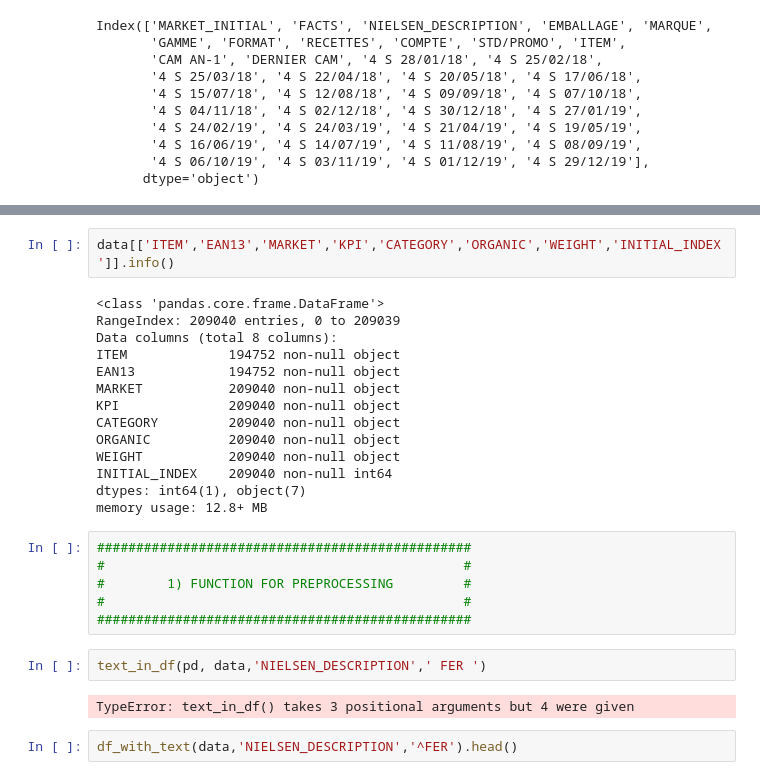
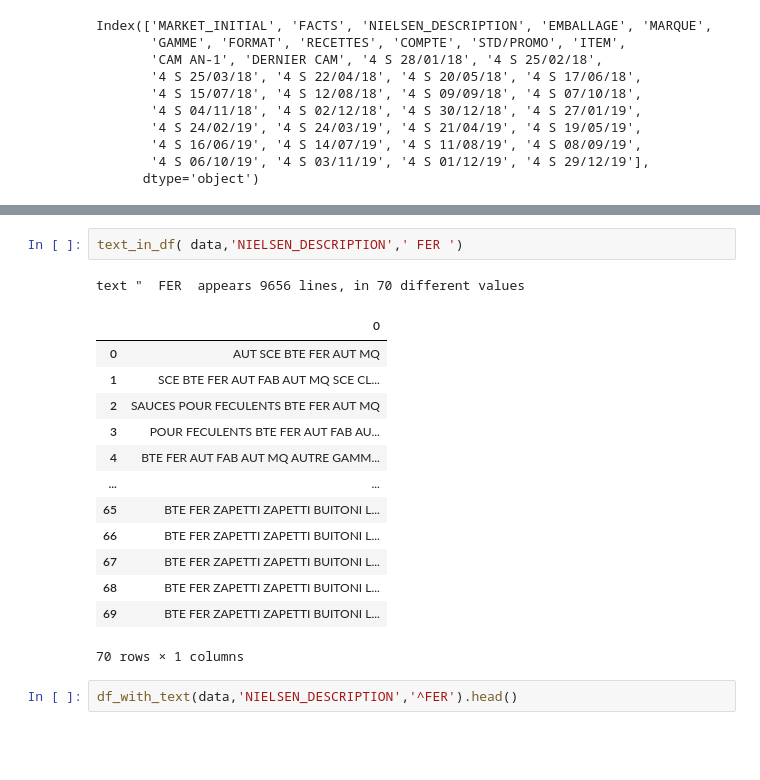
Before and after one commit to alex-toy/italians_do_it_better, a Jupyter notebook: N_NIELSEN/N_preprocessing.ipynb, the cells around one changed output, grey strips where cells are left out. Cells and saved outputs as stored; diff of their text form; blank space fills up the shorter version.

```diff
--- a/N_NIELSEN/N_preprocessing.ipynb
+++ b/N_NIELSEN/N_preprocessing.ipynb
@@ -70,29 +121,20 @@ data['INITIAL_INDEX']=data['NIELSEN_DESCRIPTION'].index
-# %%
-data[['ITEM','EAN13','MARKET','KPI','CATEGORY','ORGANIC','WEIGHT','INITIAL_INDEX']].info()
-# %% [output]
-<class 'pandas.core.frame.DataFrame'>
-RangeIndex: 209040 entries, 0 to 209039
-Data columns (total 8 columns):
-ITEM             194752 non-null object
-EAN13            194752 non-null object
-MARKET           209040 non-null object
-KPI              209040 non-null object
-CATEGORY         209040 non-null object
-ORGANIC          209040 non-null object
-WEIGHT           209040 non-null object
-INITIAL_INDEX    209040 non-null int64
-dtypes: int64(1), object(7)
-memory usage: 12.8+ MB
-# %%
-################################################
-#                                              #
-#        1) FUNCTION FOR PREPROCESSING         #
-#                                              #
-################################################
 # %%
-text_in_df(pd, data,'NIELSEN_DESCRIPTION',' FER ')
+text_in_df( data,'NIELSEN_DESCRIPTION',' FER ')
 # %% [output]
-TypeError: text_in_df() takes 3 positional arguments but 4 were given
+text "  FER  appears 9656 lines, in 70 different values
+|  | 0 |
+| 0 | AUT SCE BTE FER AUT MQ |
+| 1 | SCE BTE FER AUT FAB AUT MQ SCE CL... |
+| 2 | SAUCES POUR FECULENTS BTE FER AUT MQ |
+| 3 | POUR FECULENTS BTE FER AUT FAB AU... |
+| 4 | BTE FER AUT FAB AUT MQ AUTRE GAMM... |
+| ... | ... |
+| 65 | BTE FER ZAPETTI ZAPETTI BUITONI L... |
+| 66 | BTE FER ZAPETTI ZAPETTI BUITONI L... |
+| 67 | BTE FER ZAPETTI ZAPETTI BUITONI L... |
+| 68 | BTE FER ZAPETTI ZAPETTI BUITONI L... |
+| 69 | BTE FER ZAPETTI ZAPETTI BUITONI L... |
+70 rows × 1 columns
 # %%
 df_with_text(data,'NIELSEN_DESCRIPTION','^FER').head()
 # %% [output]
```
Also changed, not shown: parts of 19 cells of this notebook, 2 other files.
